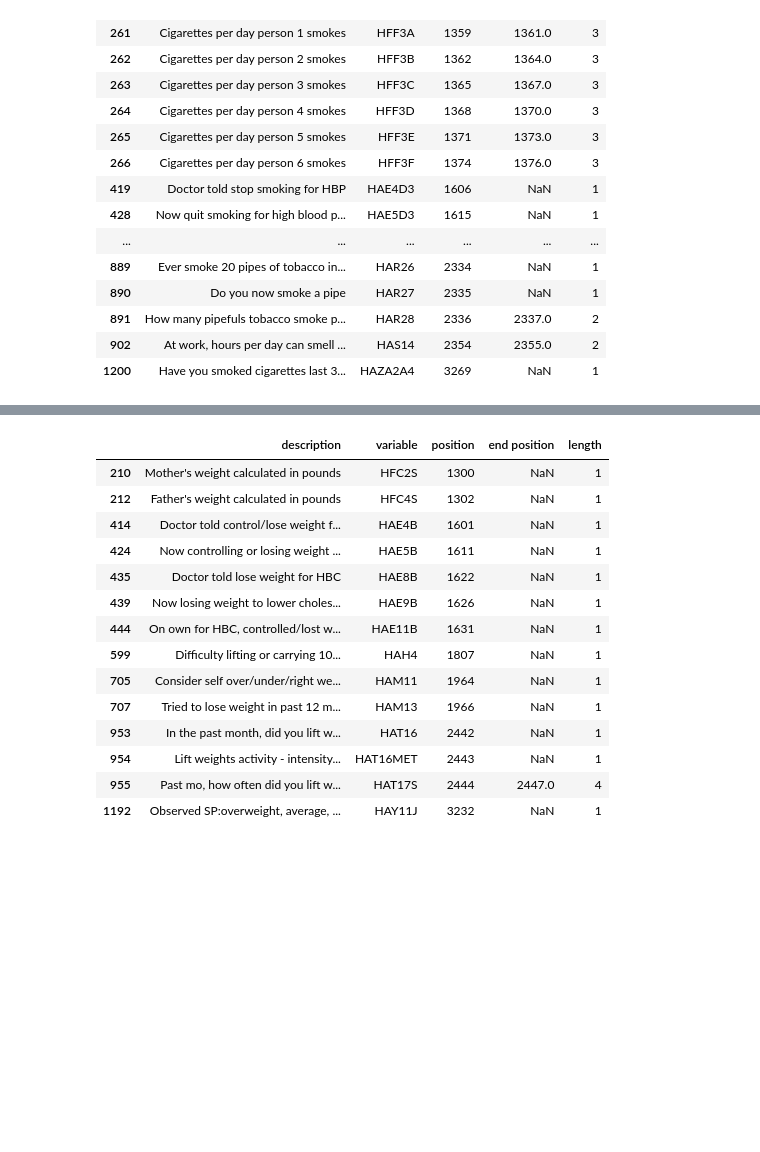
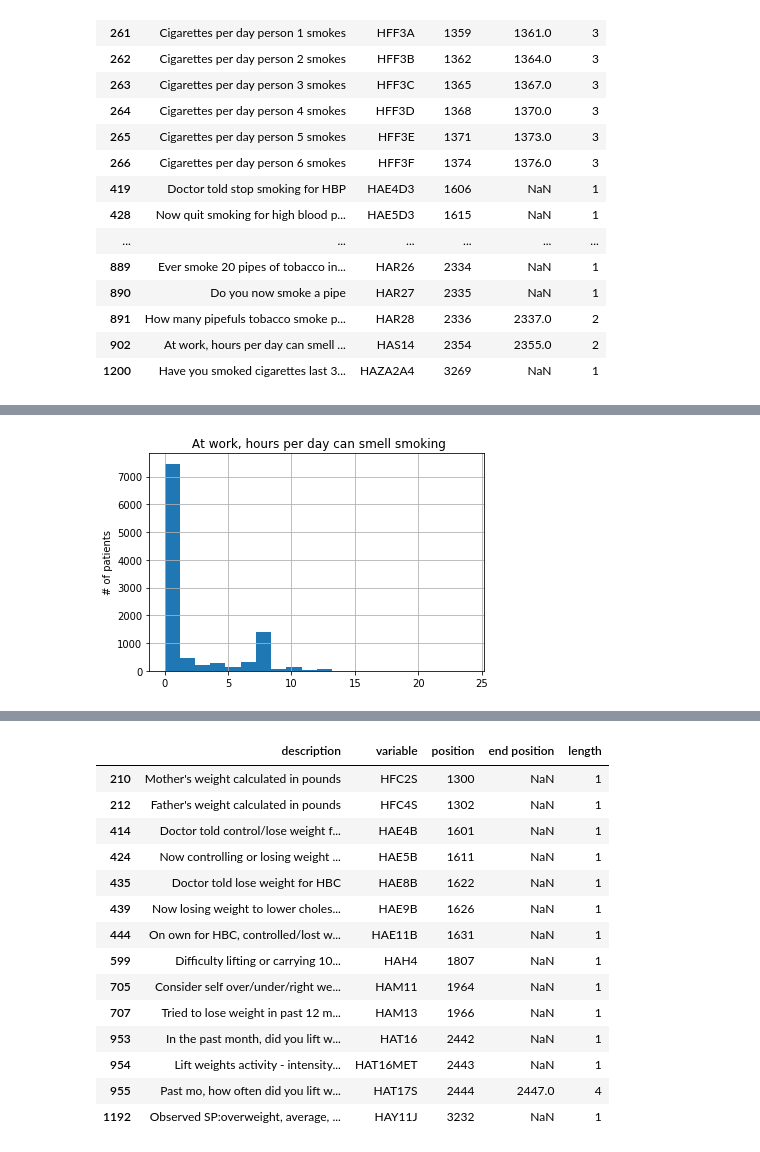
Before and after one commit to climatebrad/nhanes, a Jupyter notebook: nhanes.ipynb, the cells around one changed output, grey strips where cells are left out. Saved outputs shown, nothing was run; the diff lists cells and outputs as text; code cells hidden in the pictures; blank space fills up the shorter version.

```diff
--- a/nhanes.ipynb
+++ b/nhanes.ipynb
@@ -61,0 +72,4 @@ cols[cols.description.str.contains('(?:smok|cig)')]
+# %%
+hist_amount('HAS14', outliers=25);
+# %% [output]
+[figure, added]
```
Also changed, not shown: parts of 3 cells of this notebook.
